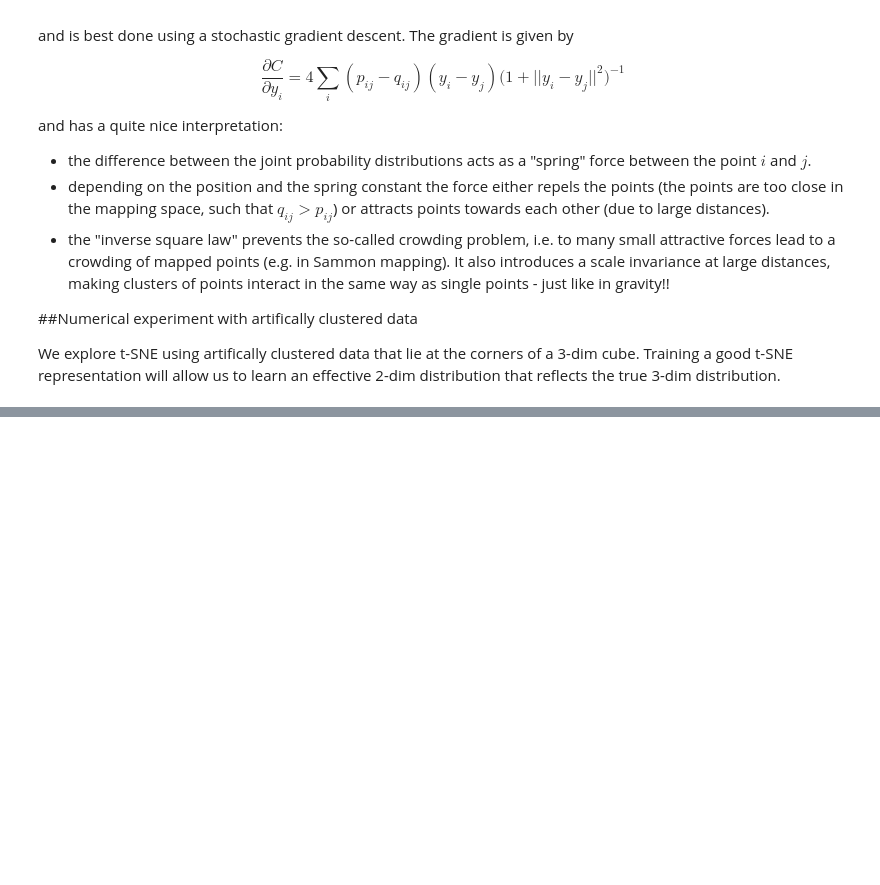
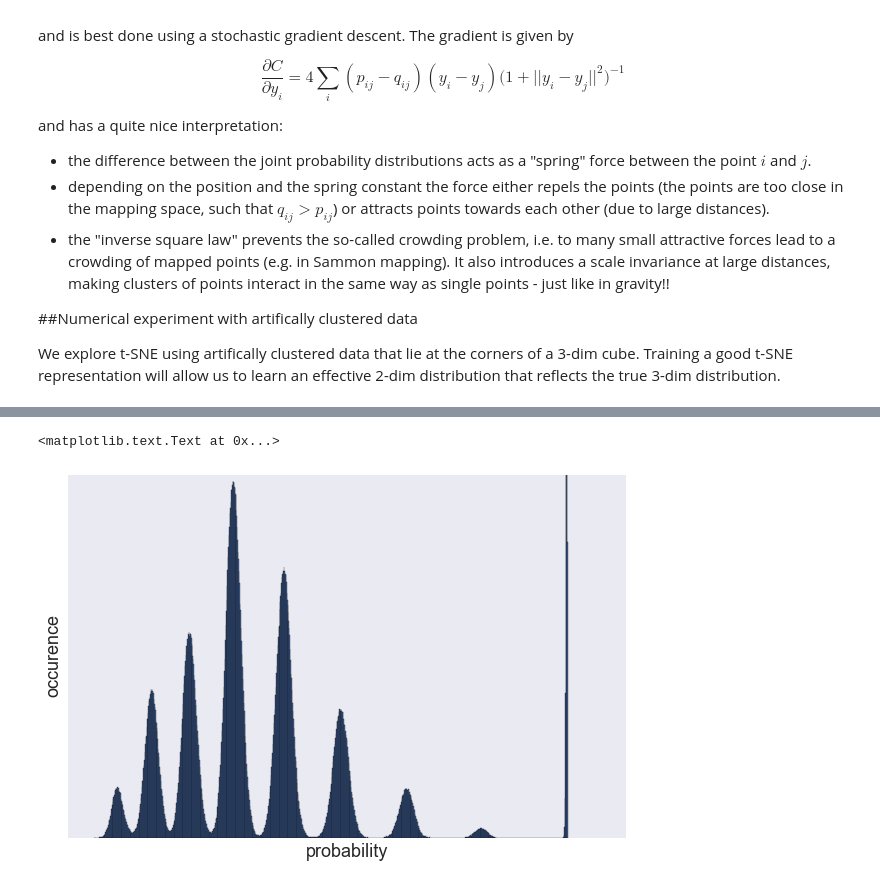
Before and after one commit to jotterbach/Data-Exploration-and-Numerical-Experimentation, a Jupyter notebook: Numerical-Experimentation/t-SNE and the KL Divergence.ipynb, the cells around one changed output, grey strips where cells are left out. Saved outputs shown, nothing was run; the diff lists cells and outputs as text; code cells hidden in the pictures; blank space fills up the shorter version.

```diff
--- a/Numerical-Experimentation/t-SNE and the KL Divergence.ipynb
+++ b/Numerical-Experimentation/t-SNE and the KL Divergence.ipynb
@@ -257,3 +259,17 @@ plt.tick_params(axis='both', which='minor', labelsize=14)
+# %%
+sigma = 30
+prob_dist = np.exp(-1*dst/ sigma) / np.exp(-1*dst/ sigma).sum()
+
+fig = plt.figure(figsize=(10, 6.5))
+plt.hist(prob_dist, bins=1000);
+plt.ylim([0, 12000]);
+plt.gca().get_xaxis().set_ticks([])
+plt.gca().get_yaxis().set_ticks([])
+plt.xlabel('probability', fontsize=18)
+plt.ylabel('occurence', fontsize=18)
+# %% [output]
+<matplotlib.text.Text at 0x...>
+[figure, added]
 # %%
 dst_2 = pdist(Y, 'sqeuclidean')
 fig = plt.figure(figsize=(10, 6.5));
```
Also changed, not shown: parts of 10 cells of this notebook.
